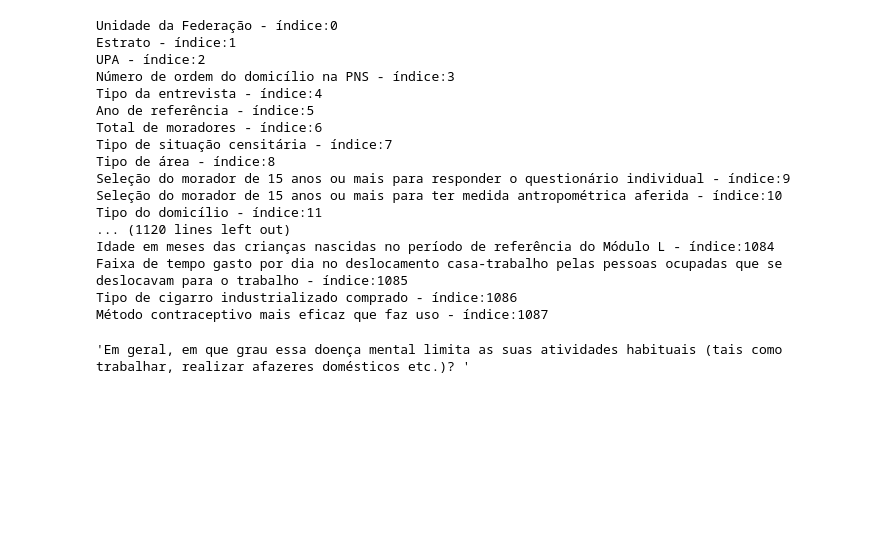
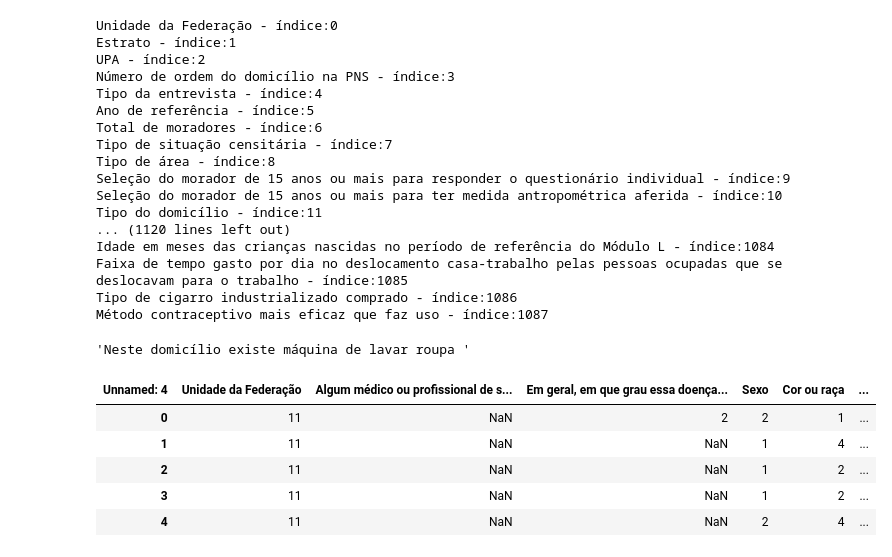
Before and after one commit to GabrielVidigal/toc-ai-deepLearning, a Jupyter notebook: TCC-TOC-selectTables.ipynb, the cells around one changed output. Cells and saved outputs as stored; diff of their text form; code cells hidden in the pictures; blank space fills up the shorter version.

```diff
--- a/TCC-TOC-selectTables.ipynb
+++ b/TCC-TOC-selectTables.ipynb
@@ -108,9 +108,9 @@ Faixa de tempo gasto por dia no deslocamento casa-trabalho pelas pessoas ocupada
 Tipo de cigarro industrializado comprado - índice:1086
 Método contraceptivo mais eficaz que faz uso - índice:1087
 # %%
-df.columns[778]
+df.columns[30]
 # %% [output]
-'Em geral, em que grau essa doença mental limita as suas atividades habituais (tais como trabalhar, realizar afazeres domésticos etc.)? '
+'Neste domicílio existe máquina de lavar roupa '
 # %%
 # Selecionando as variáveis de interesse e reduzindo a base
 df = df[
@@ -127,5 +139,15 @@ df = df[
     ]
 ]
+# %%
+# Visualizando o cabeçalho e alguns dados Já estruturados na nossa base
+df.head()
+# %% [output]
+| Unnamed: 4 | Unidade da Federação | Algum médico ou profissional de s... | Em geral, em que grau essa doença... | Sexo | Cor ou raça | ... |
+| 0 | 11 | NaN | 2 | 2 | 1 | ... |
+| 1 | 11 | NaN | NaN | 1 | 4 | ... |
+| 2 | 11 | NaN | NaN | 1 | 2 | ... |
+| 3 | 11 | NaN | NaN | 1 | 2 | ... |
+| 4 | 11 | NaN | NaN | 2 | 4 | ... |
 # %%
 # Vendo o gráfico de quantidade de dados vazios
 sns.heatmap(df.isnull(),yticklabels=False,cbar=False,cmap='viridis')
```
Also changed, not shown: parts of 3 cells of this notebook, 2 other files.
